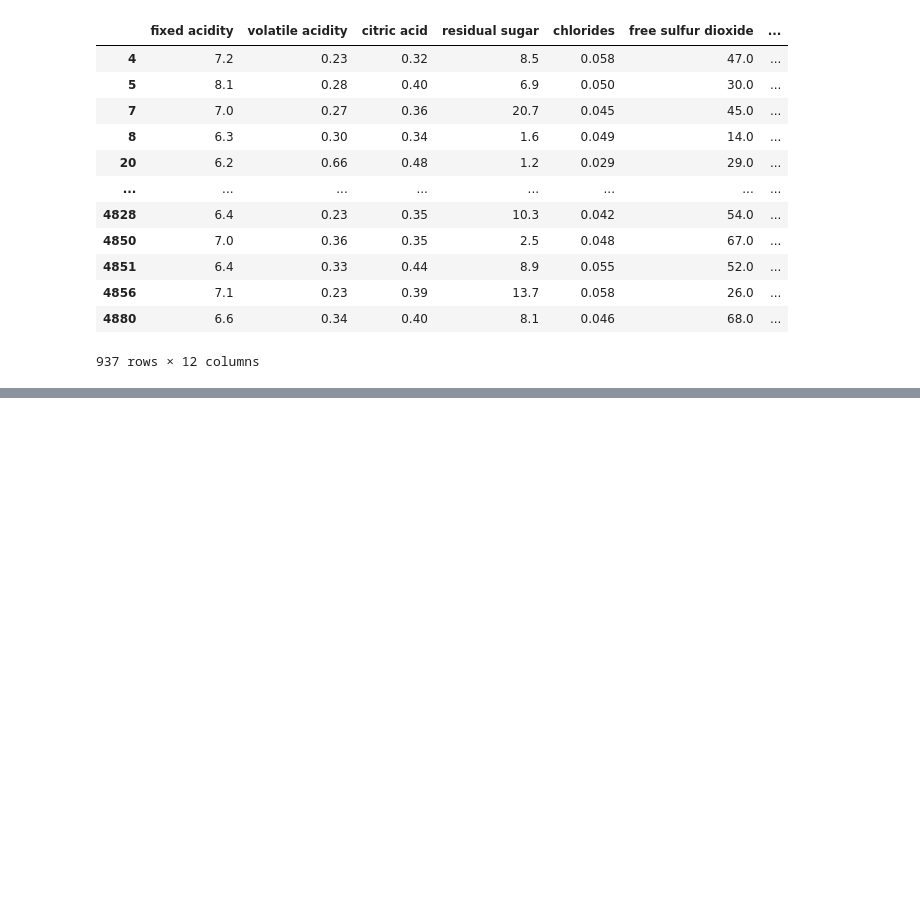
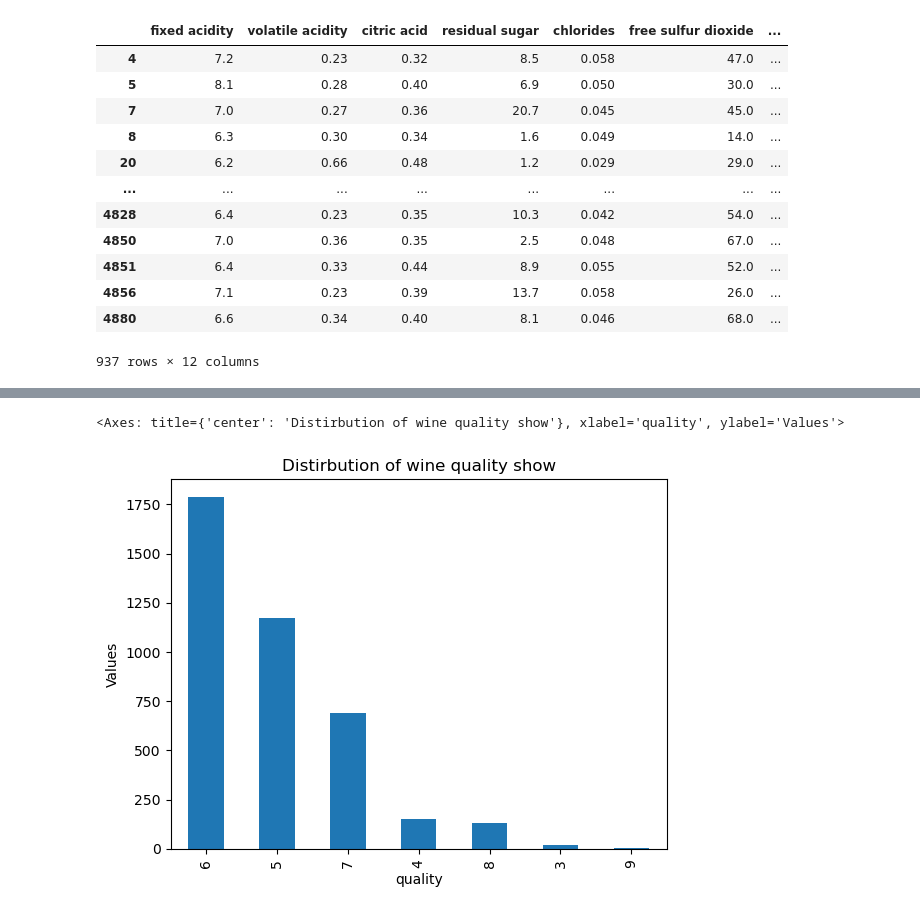
Before and after one commit to therai0/100-days-, a Jupyter notebook: day_46/wine.ipynb, the cells around one changed output, grey strips where cells are left out. Saved outputs shown, nothing was run; the diff lists cells and outputs as text; code cells hidden in the pictures; blank space fills up the shorter version.

```diff
--- a/day_46/wine.ipynb
+++ b/day_46/wine.ipynb
@@ -154,0 +179,23 @@ wine.corr()
+# %%
+# let's see the quality column
+wine['quality'].value_counts()
+
+# here all the data are not balance so we conclude that imbalance dataset
+# quality
+# 6    1788
+# 5    1175
+# 7     689
+# 4     153
+# 8     131
+# 3      20
+# 9       5
+# Name: count, dtype: int64
+
+# visualize with plotting it
+plt.xlabel("Wine Quality")
+plt.ylabel("Values")
+plt.title("Distirbution of wine quality show")
+wine['quality'].value_counts().plot(kind='bar')
+# %% [output]
+<Axes: title={'center': 'Distirbution of wine quality show'}, xlabel='quality', ylabel='Values'>
+[figure, added]
```
Also changed, not shown: parts of 9 cells of this notebook, 2 other files.
